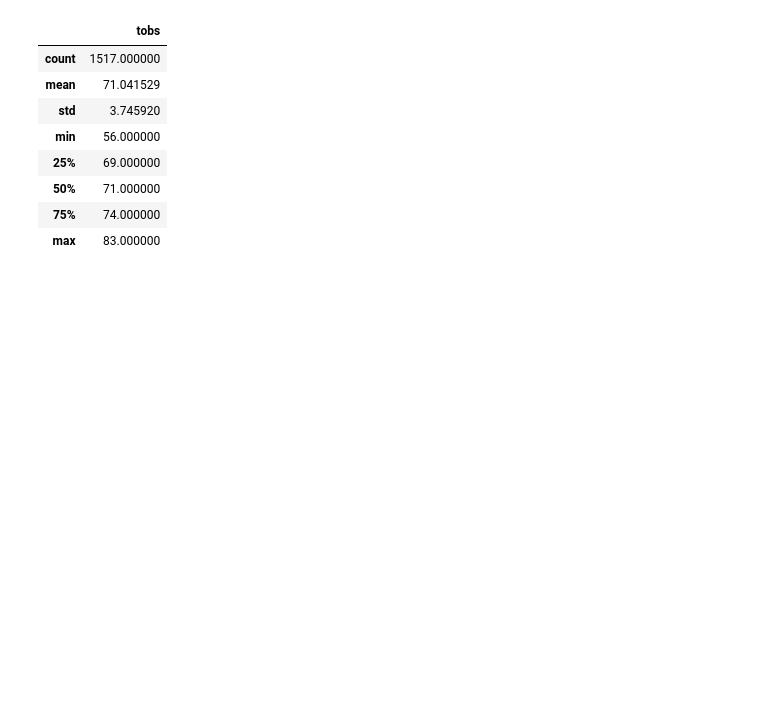
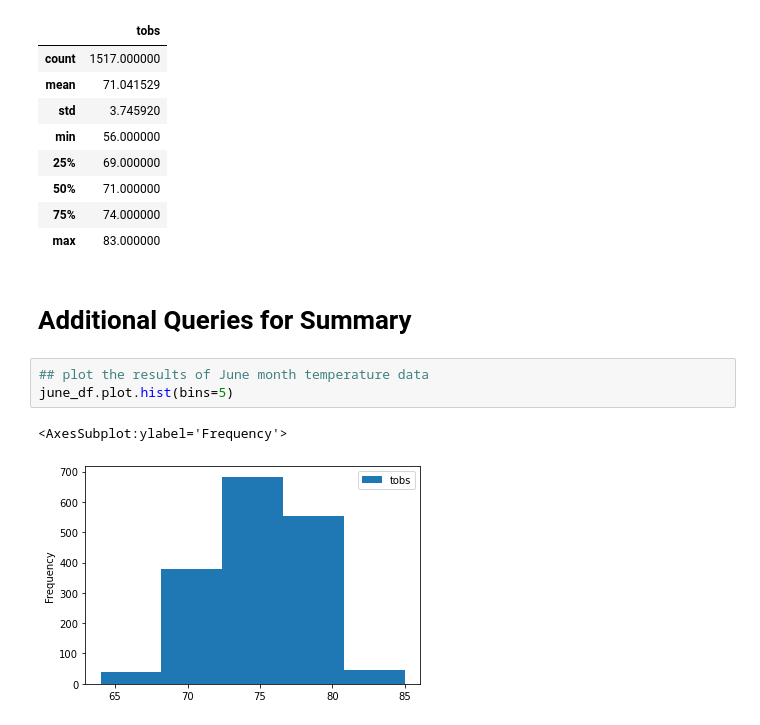
Before and after one commit to mshariqnaeem/surfs_up, a Jupyter notebook: SurfsUp_Challenge.ipynb, the cells around one changed output. Cells and saved outputs as stored; diff of their text form; blank space fills up the shorter version.

```diff
--- a/SurfsUp_Challenge.ipynb
+++ b/SurfsUp_Challenge.ipynb
@@ -75,3 +75,11 @@ dec_df.describe()
 | 50% | 71.000000 |
 | 75% | 74.000000 |
 | max | 83.000000 |
+# %% [markdown]
+# Additional Queries for Summary
+# %%
+## plot the results of June month temperature data
+june_df.plot.hist(bins=5)
+# %% [output]
+<AxesSubplot:ylabel='Frequency'>
+[figure, added]
```
Also changed, not shown: parts of 7 cells of this notebook.
